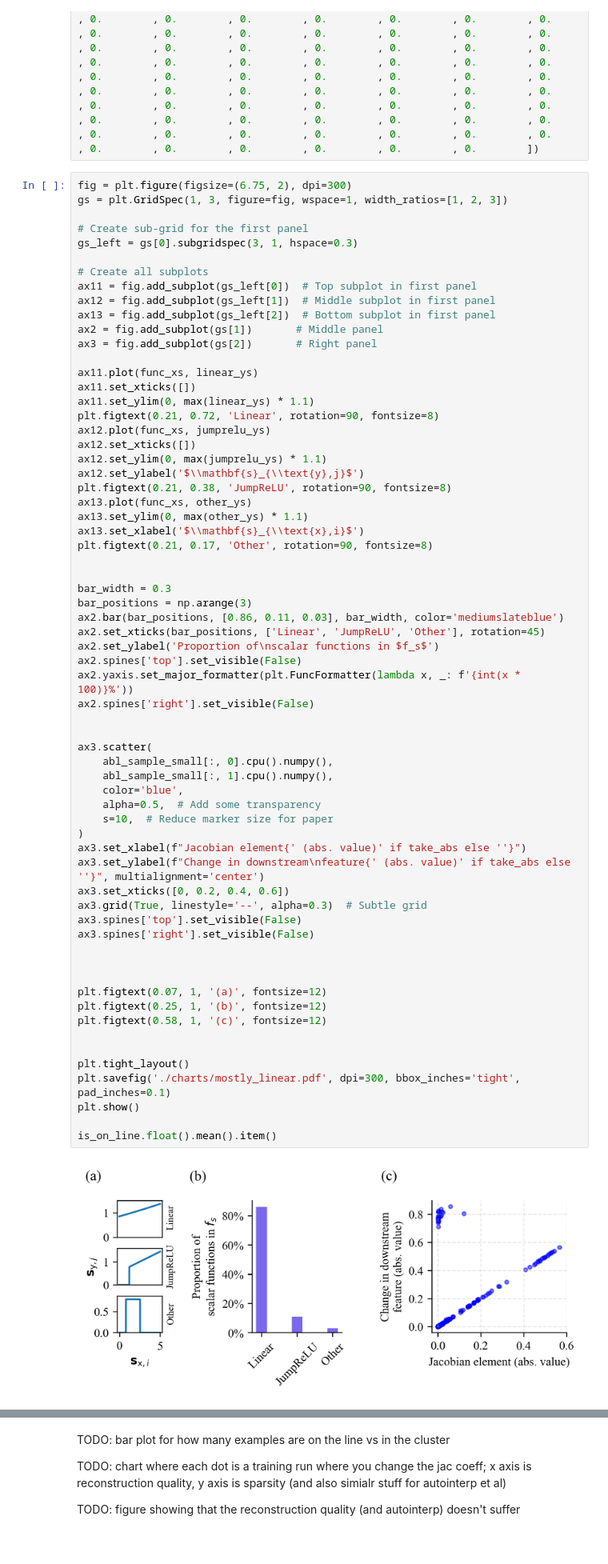
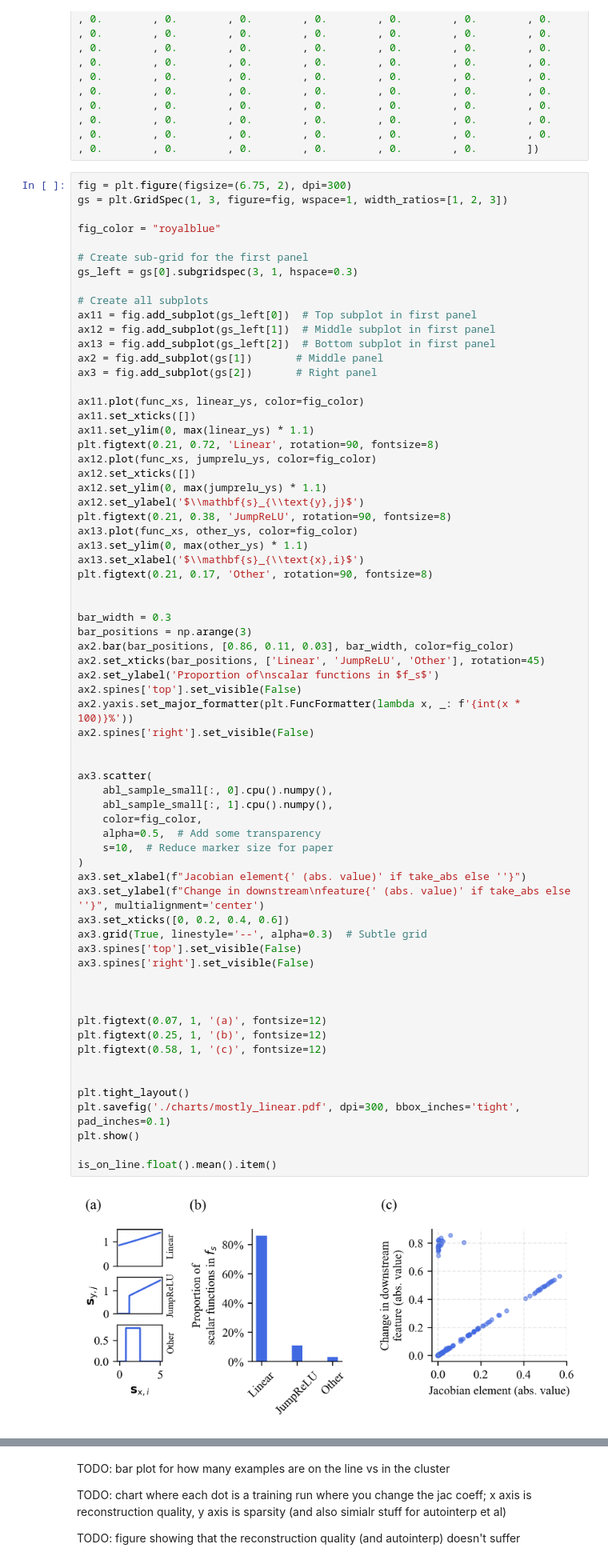
Before and after one commit to jugard99/jacobian-saes, a Jupyter notebook: notebooks/final_charts.ipynb, the cells around one changed output, grey strips where cells are left out. Shown at 80% size. Saved outputs shown, nothing was run; the diff lists cells and outputs as text.

Commit message:
Changed chart color

```diff
--- a/notebooks/final_charts.ipynb
+++ b/notebooks/final_charts.ipynb
@@ -455,6 +455,8 @@ other_ys = np.array([0.        , 0.        , 0.        , 0.        , 0.        ,
 # %%
 fig = plt.figure(figsize=(6.75, 2), dpi=300)
 gs = plt.GridSpec(1, 3, figure=fig, wspace=1, width_ratios=[1, 2, 3])
+
+fig_color = "royalblue"
 
 # Create sub-grid for the first panel
 gs_left = gs[0].subgridspec(3, 1, hspace=0.3)
@@ -466,16 +468,16 @@ ax13 = fig.add_subplot(gs_left[2])  # Bottom subplot in first panel
 ax2 = fig.add_subplot(gs[1])       # Middle panel
 ax3 = fig.add_subplot(gs[2])       # Right panel
 
-ax11.plot(func_xs, linear_ys)
+ax11.plot(func_xs, linear_ys, color=fig_color)
 ax11.set_xticks([])
 ax11.set_ylim(0, max(linear_ys) * 1.1)
 plt.figtext(0.21, 0.72, 'Linear', rotation=90, fontsize=8)
-ax12.plot(func_xs, jumprelu_ys)
+ax12.plot(func_xs, jumprelu_ys, color=fig_color)
 ax12.set_xticks([])
 ax12.set_ylim(0, max(jumprelu_ys) * 1.1)
 ax12.set_ylabel('$\\mathbf{s}_{\\text{y},j}$')
 plt.figtext(0.21, 0.38, 'JumpReLU', rotation=90, fontsize=8)
-ax13.plot(func_xs, other_ys)
+ax13.plot(func_xs, other_ys, color=fig_color)
 ax13.set_ylim(0, max(other_ys) * 1.1)
 ax13.set_xlabel('$\\mathbf{s}_{\\text{x},i}$')
 plt.figtext(0.21, 0.17, 'Other', rotation=90, fontsize=8)
@@ -483,42 +485,42 @@ plt.figtext(0.21, 0.17, 'Other', rotation=90, fontsize=8)
 
 bar_width = 0.3
 bar_positions = np.arange(3)
-ax2.bar(bar_positions, [0.86, 0.11, 0.03], bar_width, color='mediumslateblue')
+ax2.bar(bar_positions, [0.86, 0.11, 0.03], bar_width, color=fig_color)
 ax2.set_xticks(bar_positions, ['Linear', 'JumpReLU', 'Other'], rotation=45)
 ax2.set_ylabel('Proportion of\nscalar functions in $f_s$')
 ax2.spines['top'].set_visible(False)
 ax2.yaxis.set_major_formatter(plt.FuncFormatter(lambda x, _: f'{int(x * 100)}%'))
 ax2.spines['right'].set_visible(False)
 
 
 ax3.scatter(
     abl_sample_small[:, 0].cpu().numpy(),
     abl_sample_small[:, 1].cpu().numpy(),
-    color='blue',
+    color=fig_color,
     alpha=0.5,  # Add some transparency
     s=10,  # Reduce marker size for paper
 )
 ax3.set_xlabel(f"Jacobian element{' (abs. value)' if take_abs else ''}")
 ax3.set_ylabel(f"Change in downstream\nfeature{' (abs. value)' if take_abs else ''}", multialignment='center')
 ax3.set_xticks([0, 0.2, 0.4, 0.6])
 ax3.grid(True, linestyle='--', alpha=0.3)  # Subtle grid
 ax3.spines['top'].set_visible(False)
 ax3.spines['right'].set_visible(False)
 
 
 
 plt.figtext(0.07, 1, '(a)', fontsize=12)
 plt.figtext(0.25, 1, '(b)', fontsize=12)
 plt.figtext(0.58, 1, '(c)', fontsize=12)
 
 
 plt.tight_layout()
 plt.savefig('./charts/mostly_linear.pdf', dpi=300, bbox_inches='tight', pad_inches=0.1)
 plt.show()
 
 is_on_line.float().mean().item()
 # %% [output]
-[figure, old version]
+[figure, new version]
 0.9749128818511963
 # %% [markdown]
 TODO: bar plot for how many examples are on the line vs in the cluster
```
Also changed, not shown: 1 other file.
